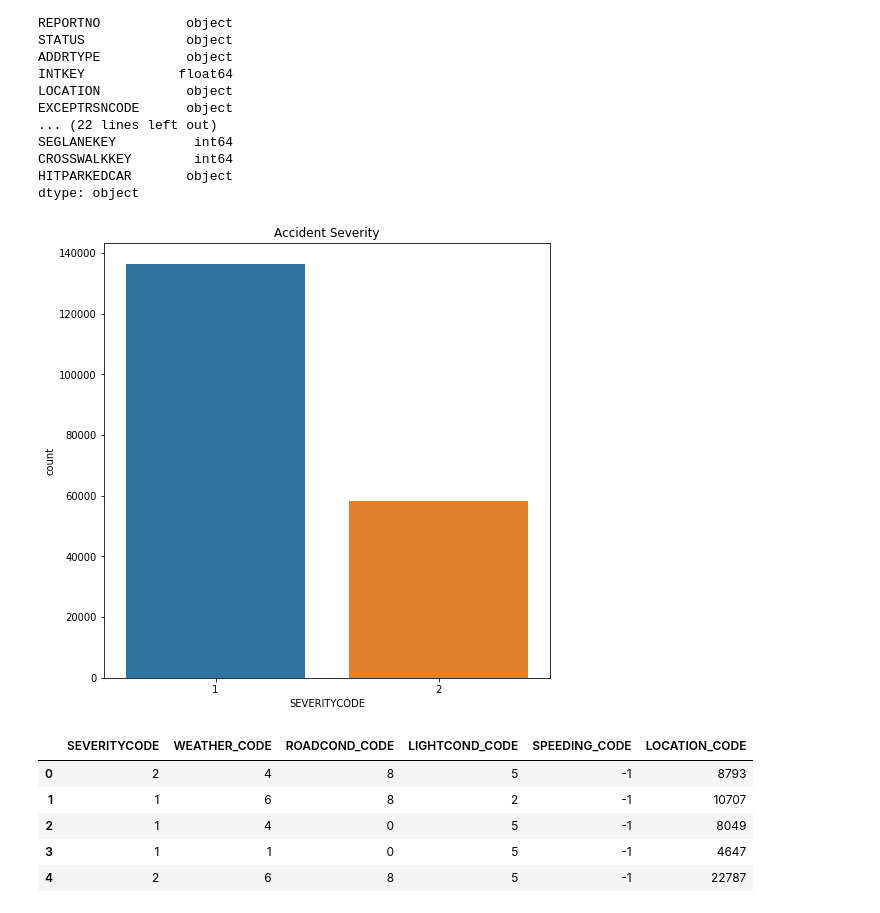
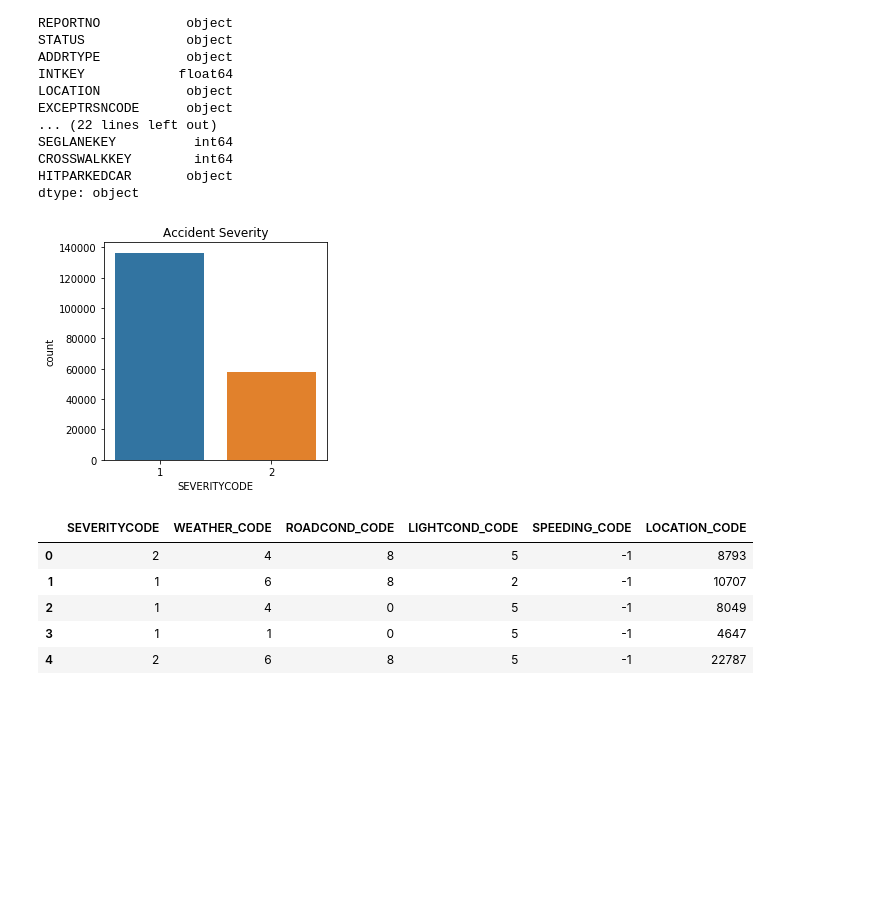
Before and after one commit to mundoye/Coursera_Capstone, a Jupyter notebook: Coursera_Capstone.ipynb, the cells around one changed output. Saved outputs shown, nothing was run; the diff lists cells and outputs as text; code cells hidden in the pictures; blank space fills up the shorter version.

```diff
--- a/Coursera_Capstone.ipynb
+++ b/Coursera_Capstone.ipynb
@@ -74,12 +74,12 @@ accident['LIGHTCOND_CODE'] = accident['LIGHTCOND'].cat.codes
 accident['LOCATION_CODE'] = accident['LOCATION'].cat.codes
 accident['SPEEDING_CODE'] = accident['SPEEDING'].cat.codes
 # %%
-plt.figure(figsize=(8, 8))
+plt.figure(figsize=(4, 4))
 sns.countplot('SEVERITYCODE', data=accident)
 plt.title('Accident Severity')
 plt.show()
 # %% [output]
-[figure, old version]
+[figure, new version]
 # %%
 study = accident[['SEVERITYCODE', 'WEATHER_CODE', 'ROADCOND_CODE', 'LIGHTCOND_CODE', 'SPEEDING_CODE', 'LOCATION_CODE']]
 study.head()
```
Also changed, not shown: parts of 12 cells of this notebook.
